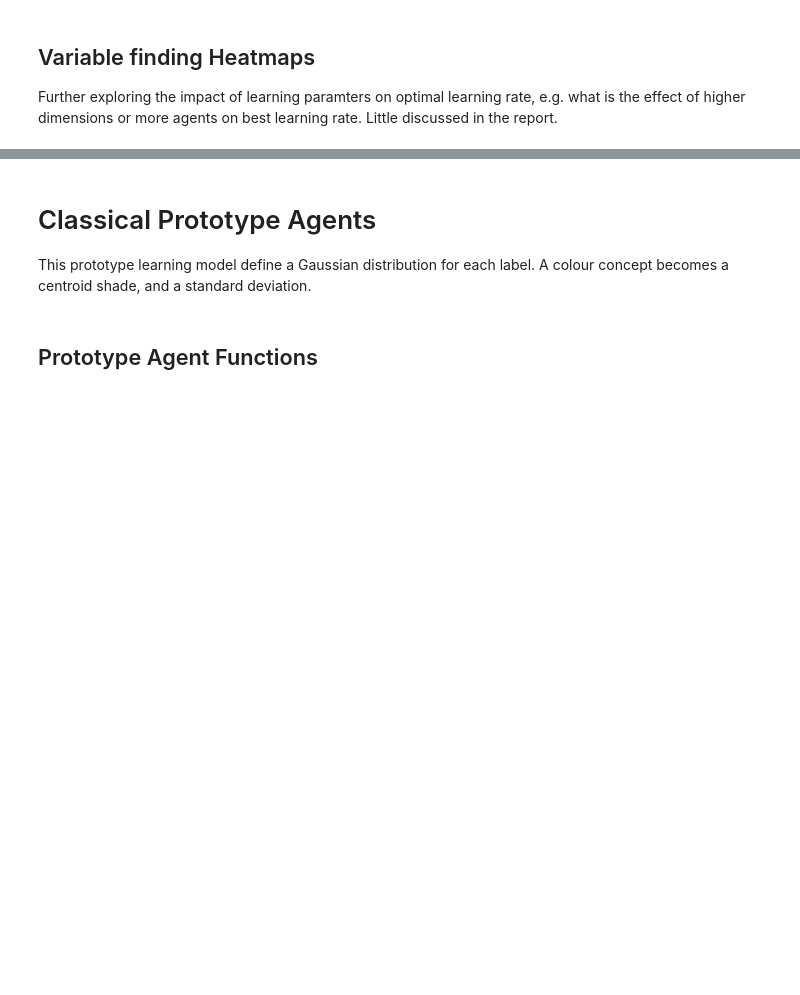
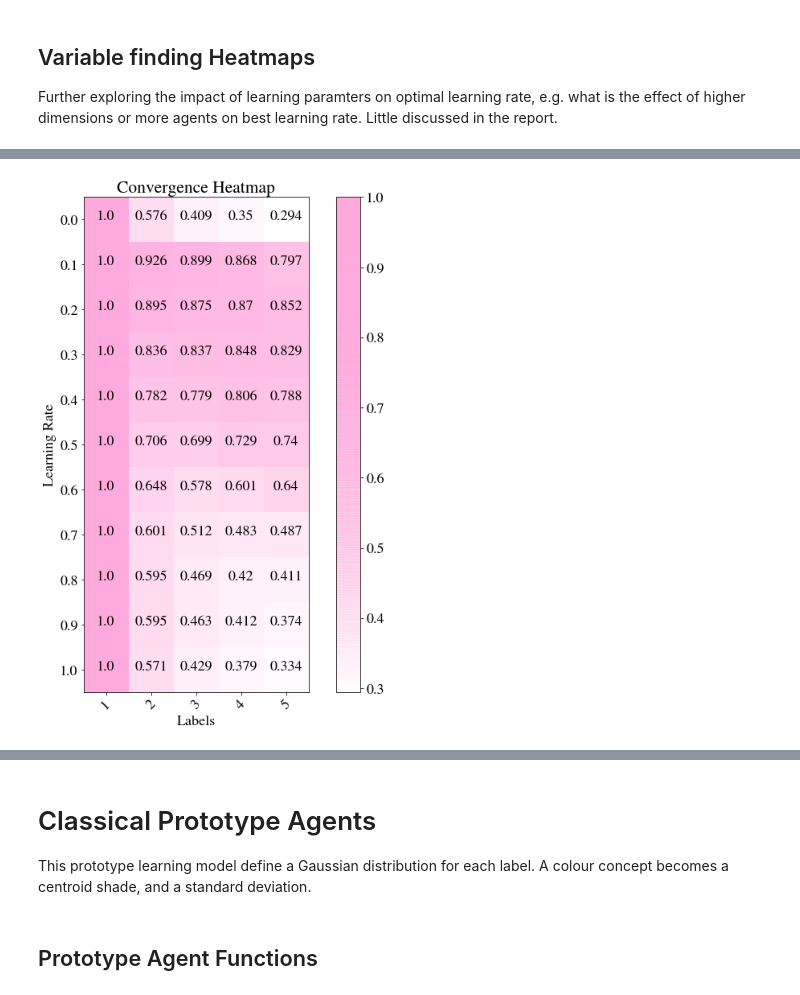
Before and after one commit to DanGorringe/distColConceptLearning_ematm5000, a Jupyter notebook: main.ipynb, the cells around one changed output, grey strips where cells are left out. Saved outputs shown, nothing was run; the diff lists cells and outputs as text; code cells hidden in the pictures; blank space fills up the shorter version.

```diff
--- a/main.ipynb
+++ b/main.ipynb
@@ -543,7 +582,8 @@ plt.savefig('./Images/heatmap_dimXLabels_tl.png')
 # Dimensions x Learning rate
 lr = np.linspace(0,1,11)
 labels = list(range(1,6))
-results = np.array([[np.mean(np.array(WholeGame(l=l[:y],aArgs={'a':x},metricAll=False,Metric=RandomAccuracyMetric))) for y in labels] for x in lr])
+results = np.array([[np.mean(np.array(WholeGame(l=l[:y],aArgs={'a':x,'ratioValue':0},metricAll=False,Metric=RandomAccuracyMetric))) for y in labels] for x in lr])
 plt.rcParams.update({'font.size': 18})
 plot_confusion_matrix(results,[labels,lr],title='Convergence Heatmap',xLabel='Labels',yLabel='Learning Rate')
 plt.savefig('./Images/heatmap_labelsXLearning_r.png')
+# %% [output]
@@ -550,3 +591,4 @@ plt.savefig('./Images/heatmap_labelsXLearning_r.png')
+[figure, added]
 # %%
 %%timeit -n 1 -r 1
 lr = np.linspace(0,1,11)
```
Also changed, not shown: parts of 34 cells of this notebook, 1 other file.
